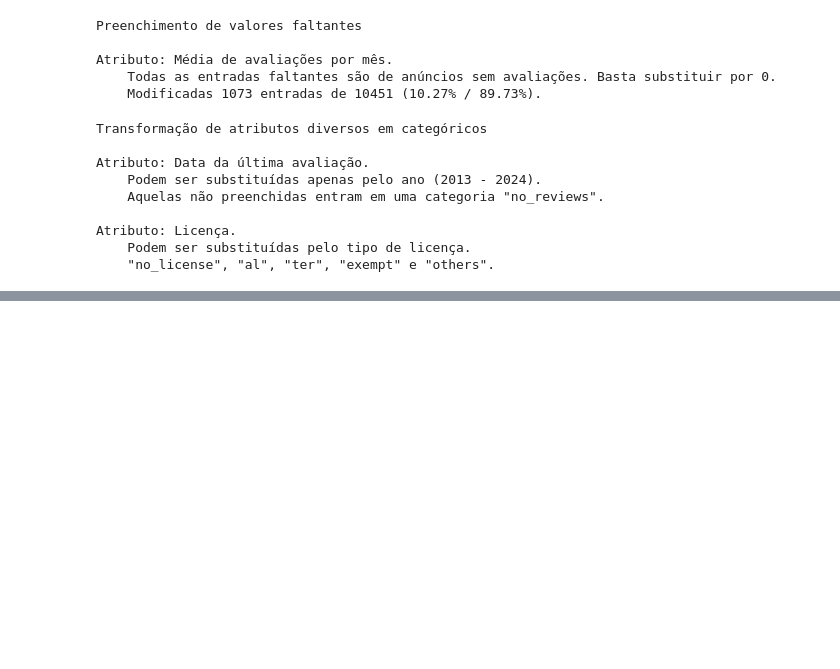
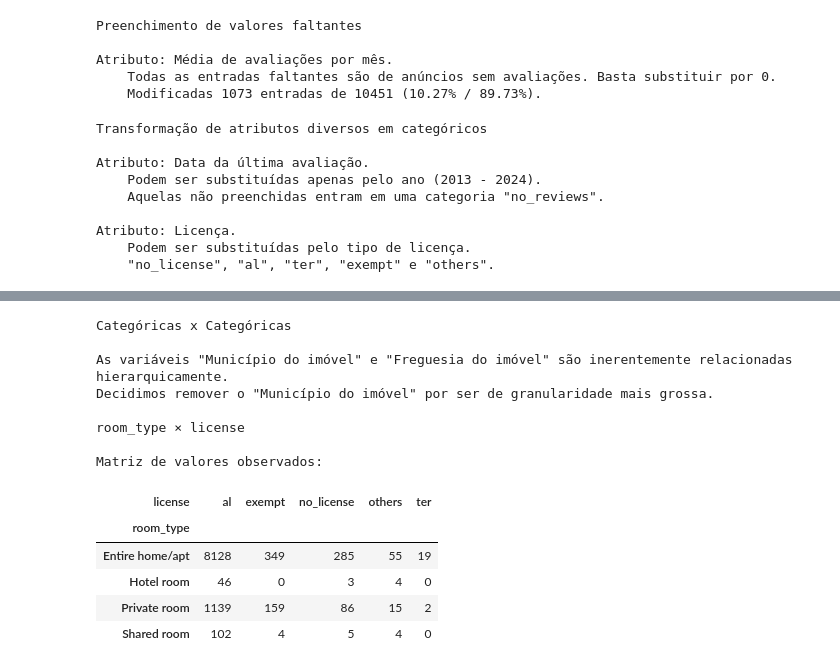
Before and after one commit to gabdumal/data_mining, a Jupyter notebook: assignment_2/main.ipynb, the cells around one changed output, grey strips where cells are left out. Drawn from its saved outputs; the diff is of its cells as text; code cells hidden in the pictures; blank space fills up the shorter version.

```diff
--- a/assignment_2/main.ipynb
+++ b/assignment_2/main.ipynb
@@ -985,0 +1031,80 @@ Estadia mínima
+# %%
+from itertools import combinations
+
+from scipy.stats import chi2_contingency
+
+print(f"{open_bold}Categóricas x Categóricas{close_bold}\n")
+
+print(
+    f'As variáveis {open_bold}"Município do imóvel"{close_bold} e {open_bold}"Freguesia do imóvel"{close_bold} são inerentemente relacionadas hierarquicamente.\nDecidimos remover o {open_bold}"Município do imóvel"{close_bold} por ser de granularidade mais grossa.'
+)
+
+df9 = df9.drop(columns=["neighbourhood_group"])
+
+categorical_columns = [
+    "neighbourhood",
+    "room_type",
+    "license",
+    "last_review",
+]
+
+categorical_data = df8[categorical_columns]
+
+
+def chi_square_test(
+    data_frame: pd.DataFrame,
+    column_1: str,
+    column_2: str,
+    alpha: float = 0.05,
+):
+    contingency_table = pd.crosstab(
+        data_frame[column_1],
+        data_frame[column_2],
+    )
+
+    stat, p, dof, expected = chi2_contingency(contingency_table)
+
+    print(f"\n{open_bold}{column_1} × {column_2}{close_bold}")
+
+    print("\nMatriz de valores observados:")
+    display(contingency_table)
+
+    print(f"\nChi-quadrado: {stat:.4f}")
+    print(f"p-value: {p:.6f}")
+    print(f"Graus de liberdade: {dof}")
+
+    print("\nMatriz de valores esperados:")
+    display(
+        pd.DataFrame(
+            expected,
+            index=contingency_table.index,
+            columns=contingency_table.columns,
+        )
+    )
+
+    if p <= alpha:
+        print("\nVariáveis dependentes (rejeita-se H0)")
+    else:
+        print("\nVariáveis independentes (não rejeita-se H0)")
+
+
+chi_square_test(
+    df8,
+    "room_type",
+    "license",
+)
+# %% [output]
+Categóricas x Categóricas
+
+As variáveis "Município do imóvel" e "Freguesia do imóvel" são inerentemente relacionadas hierarquicamente.
+Decidimos remover o "Município do imóvel" por ser de granularidade mais grossa.
+
+room_type × license
+
+Matriz de valores observados:
+| license | al | exempt | no_license | others | ter |
+| room_type |  |  |  |  |  |
+| Entire home/apt | 8128 | 349 | 285 | 55 | 19 |
+| Hotel room | 46 | 0 | 3 | 4 | 0 |
+| Private room | 1139 | 159 | 86 | 15 | 2 |
+| Shared room | 102 | 4 | 5 | 4 | 0 |
```
Also changed, not shown: parts of 6 cells of this notebook, 1 other file.
